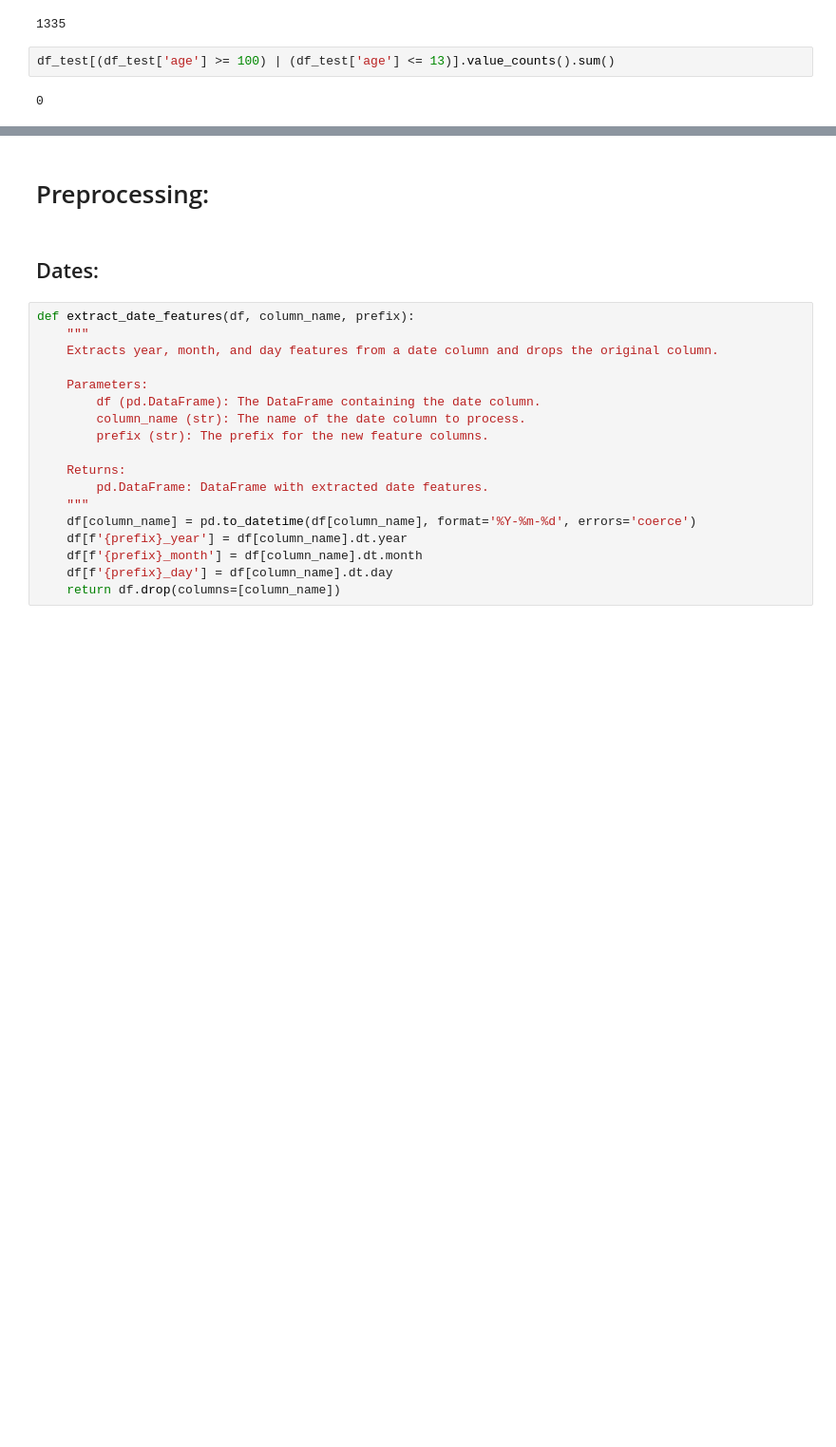
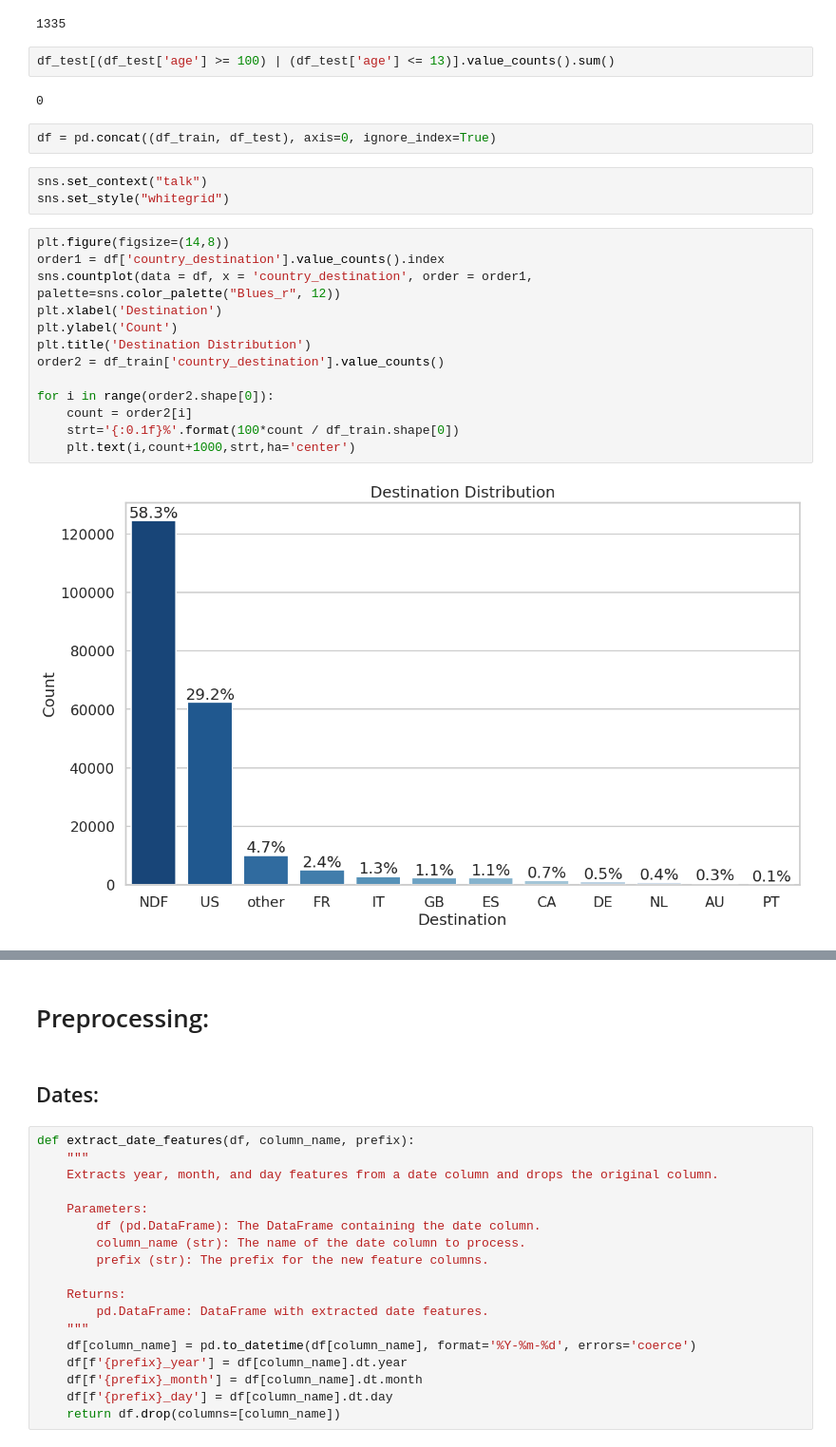
Before and after one commit to AhmadKElsayed/AirBNB, a Jupyter notebook: airbnb.ipynb, the cells around one changed output, grey strips where cells are left out. Shown at 95% size. Drawn from its saved outputs; the diff is of its cells as text; blank space fills up the shorter version.

```diff
--- a/airbnb.ipynb
+++ b/airbnb.ipynb
@@ -176,3 +179,23 @@ df_train[(df_train['age'] >= 100) | (df_train['age'] <= 13)].value_counts().sum(
 df_test[(df_test['age'] >= 100) | (df_test['age'] <= 13)].value_counts().sum()
 # %% [output]
 0
+# %%
+df = pd.concat((df_train, df_test), axis=0, ignore_index=True)
+# %%
+sns.set_context("talk")
+sns.set_style("whitegrid")
+# %%
+plt.figure(figsize=(14,8))
+order1 = df['country_destination'].value_counts().index
+sns.countplot(data = df, x = 'country_destination', order = order1, palette=sns.color_palette("Blues_r", 12))
+plt.xlabel('Destination')
+plt.ylabel('Count')
+plt.title('Destination Distribution')
+order2 = df_train['country_destination'].value_counts()
+
+for i in range(order2.shape[0]):
+    count = order2[i]
+    strt='{:0.1f}%'.format(100*count / df_train.shape[0])
+    plt.text(i,count+1000,strt,ha='center')
+# %% [output]
+[figure, added]
```
Also changed, not shown: parts of 35 cells of this notebook.
